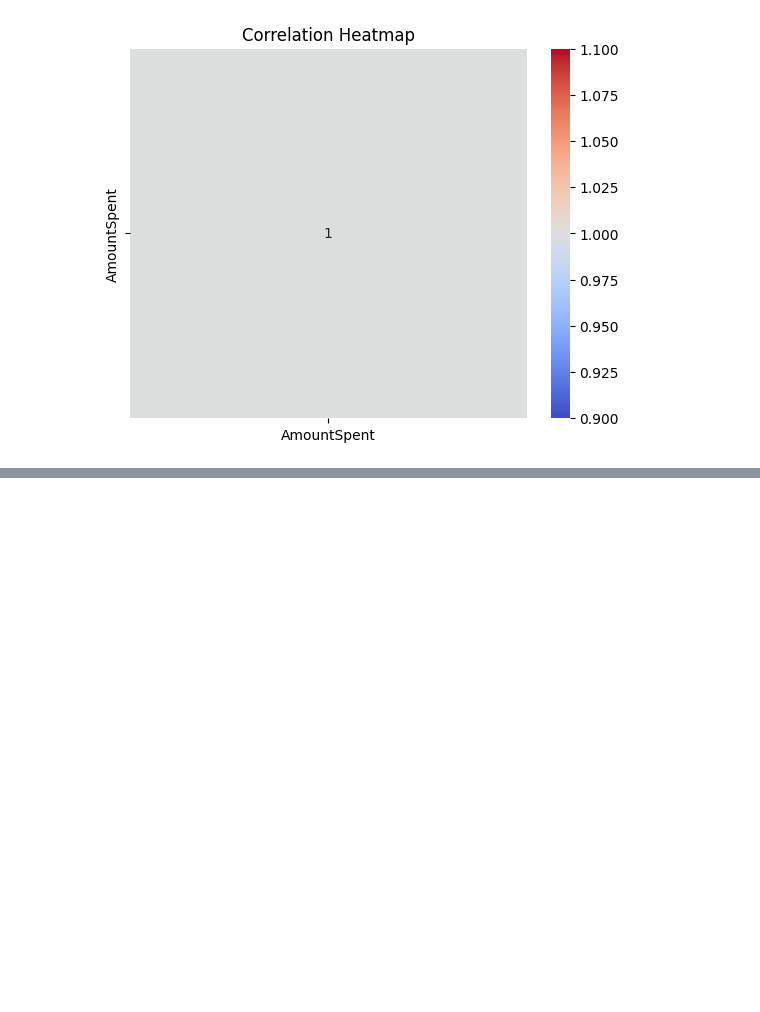
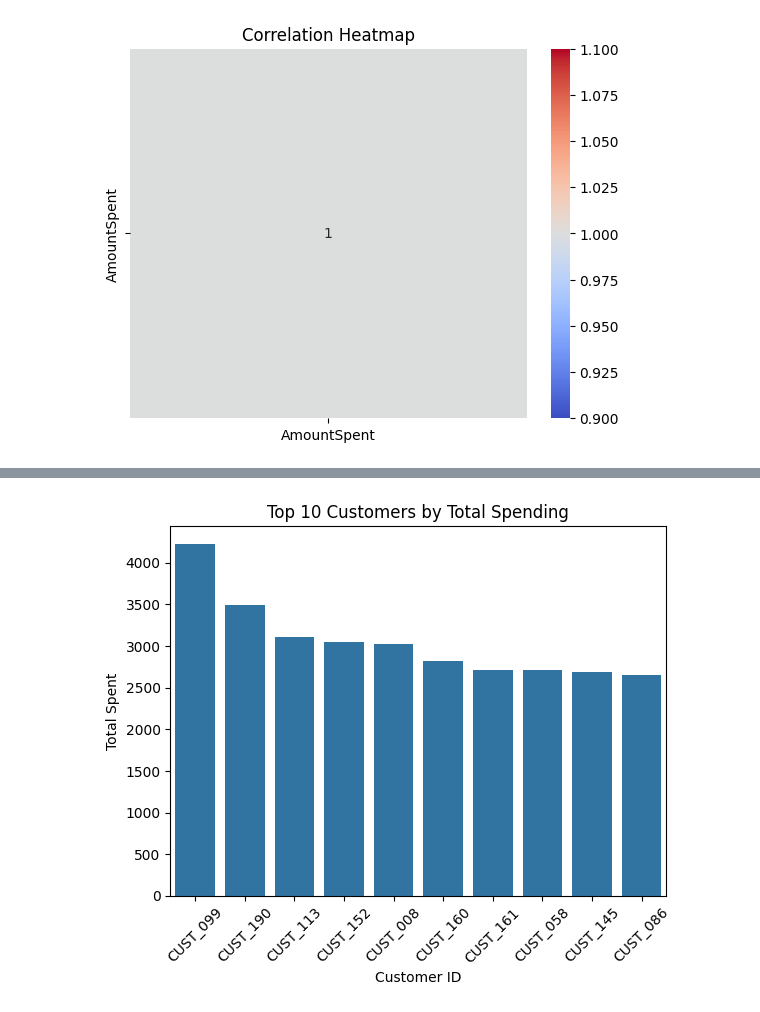
Before and after one commit to M-b-a-s/retail-transactions, a Jupyter notebook: retail_transactions.ipynb, the cells around one changed output, grey strips where cells are left out. Saved outputs shown, nothing was run; the diff lists cells and outputs as text; code cells hidden in the pictures; blank space fills up the shorter version.

```diff
--- a/retail_transactions.ipynb
+++ b/retail_transactions.ipynb
@@ -141,0 +156,28 @@ plt.show()
+# %%
+#FEATURE ENGINEERING
+# Time-based features
+df['year'] = df['TransactionDate'].dt.year
+df['month'] = df['TransactionDate'].dt.month
+df['day'] = df['TransactionDate'].dt.day
+df['day_of_the_week'] = df['TransactionDate'].dt.day_name()
+# %%
+def get_time_of_day(hour):
+    if 5 <= hour < 12:
+        return 'Morning'
+    elif 12 <= hour < 17:
+        return 'Afternoon'
+    elif 17 <= hour < 21:
+        return 'Evening'
+    else:
+        return 'Night'
+
+df['hour'] = df['TransactionDate'].dt.hour
+df['time_of_day'] = df['hour'].apply(get_time_of_day)
+# %%
+# Customer-level features
+customer_features = df.groupby('CustomerID').agg({
+    'AmountSpent': ['sum', 'mean', 'max'],
+    'TransactionDate': 'count'
+}).reset_index()
+
+customer_features.columns = ['CustomerID', 'total_spent', 'avg_spent', 'max_spent', 'transaction_count']
@@ -141,0 +364,5 @@ plt.show()
+# %%
+# DATA ANALYSIS AND VISUALIZATION
+
+top_customers = customer_features.sort_values(by='total_spent', ascending=False).head(10)
+top_customers #top customers by total spending
@@ -141,0 +381,10 @@ plt.show()
+# %%
+import seaborn as sns
+sns.barplot(x='CustomerID', y='total_spent', data=top_customers)
+plt.title('Top 10 Customers by Total Spending')
+plt.xlabel('Customer ID')
+plt.xticks(rotation=45)
+plt.ylabel('Total Spent')
+plt.show()
+# %% [output]
+[figure, added]
```
Also changed, not shown: parts of 16 cells of this notebook.
